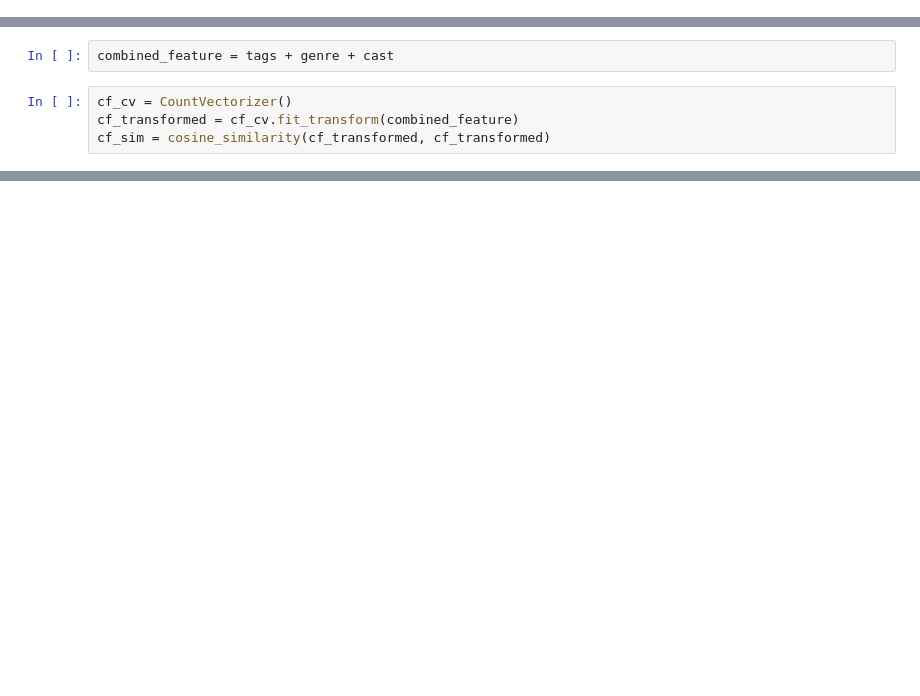
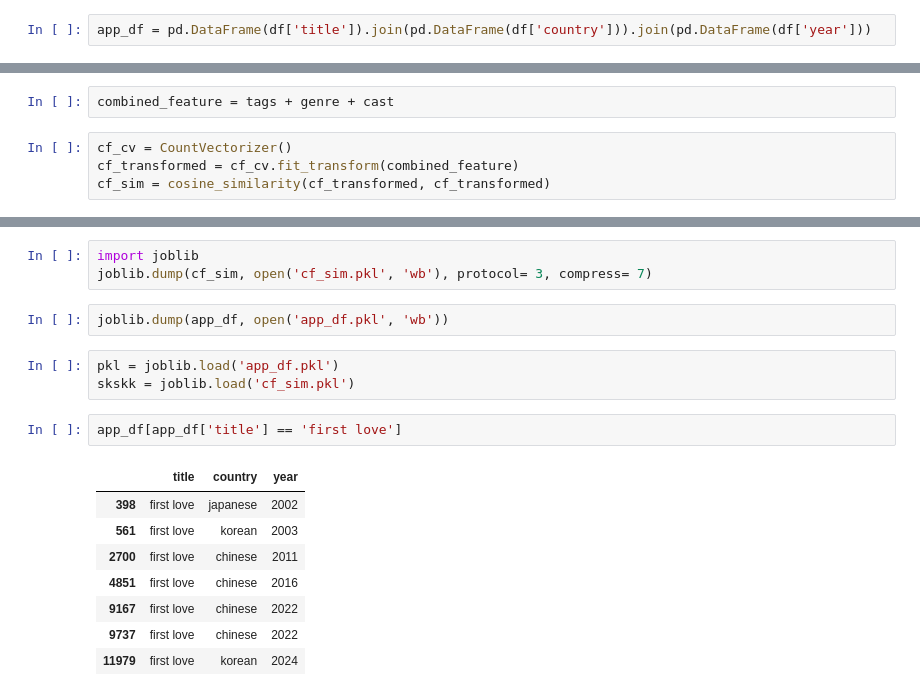
Before and after one commit to drjollof/drama-recommender, a Jupyter notebook: drama_recommender.ipynb, the cells around one changed output, grey strips where cells are left out. Drawn from its saved outputs; the diff is of its cells as text; blank space fills up the shorter version.

```diff
--- a/drama_recommender.ipynb
+++ b/drama_recommender.ipynb
@@ -29,4 +29,6 @@ df['description'] = cleaned_series
 df['description'] = df['description'].replace(' ', 'no description')
 # %%
 descriptions = df['description']
+# %%
+app_df = pd.DataFrame(df['title']).join(pd.DataFrame(df['country'])).join(pd.DataFrame(df['year']))
 # %%
@@ -268,0 +244,19 @@ get_recommendation_bycf('hospital playlist')
+# %%
+import joblib
+joblib.dump(cf_sim, open('cf_sim.pkl', 'wb'), protocol= 3, compress= 7)
+# %%
+joblib.dump(app_df, open('app_df.pkl', 'wb'))
+# %%
+pkl = joblib.load('app_df.pkl')
+skskk = joblib.load('cf_sim.pkl')
+# %%
+app_df[app_df['title'] == 'first love']
+# %% [output]
+|  | title | country | year |
+| 398 | first love | japanese | 2002 |
+| 561 | first love | korean | 2003 |
+| 2700 | first love | chinese | 2011 |
+| 4851 | first love | chinese | 2016 |
+| 9167 | first love | chinese | 2022 |
+| 9737 | first love | chinese | 2022 |
+| 11979 | first love | korean | 2024 |
```
Also changed, not shown: parts of 11 cells of this notebook, 5 other files.
